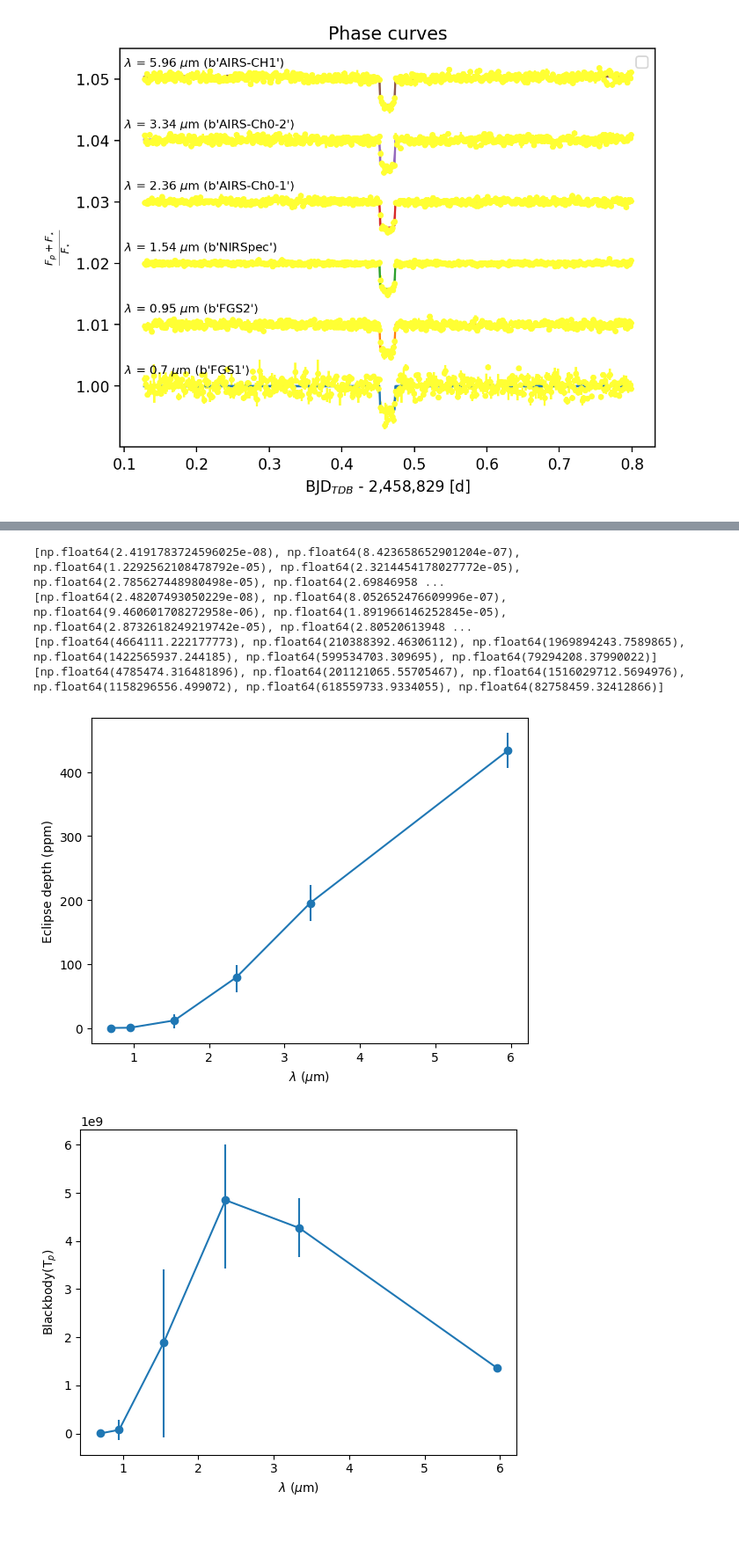
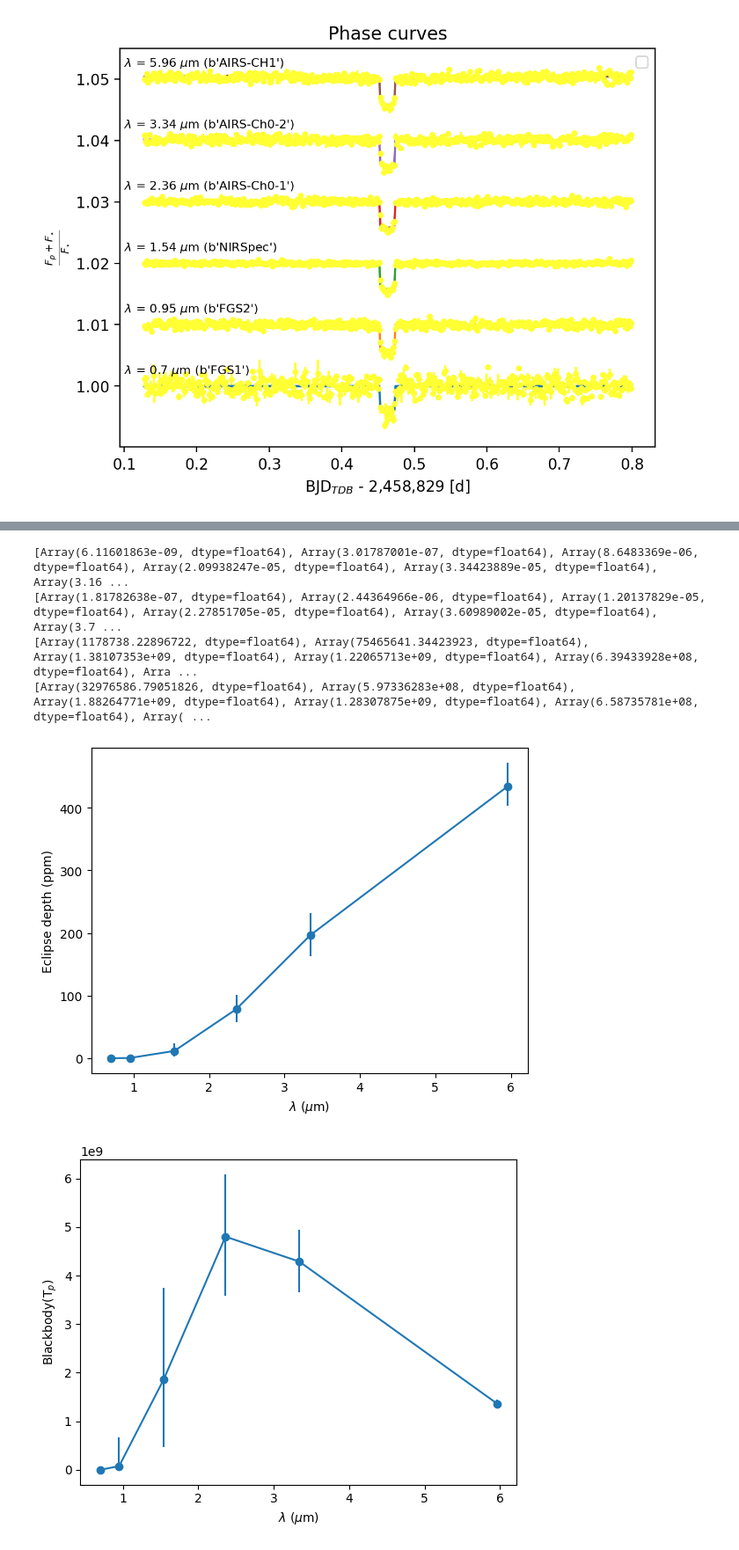
Before and after one commit to olwenrering/M2-LIU-Elsa, a Jupyter notebook: mcmc_multiwavelength.ipynb, the cells around one changed output, grey strips where cells are left out. Shown at 88% size. Drawn from its saved outputs; the diff is of its cells as text; code cells hidden in the pictures.

```diff
--- a/mcmc_multiwavelength.ipynb
+++ b/mcmc_multiwavelength.ipynb
@@ -437,7 +437,10 @@ def mcmc(binned, lamb, P, R_star, M_star, time_transit, R_planet, T_star, T_plan
         T_minus = T_percentiles[1]-T_percentiles[0]
         T_plus = T_percentiles[2]-T_percentiles[1]
         T_mcmc = T_percentiles[1]
-        T_star_mcmc = np.median(samples["T_star"])
+        T_star_percentiles = np.percentile(samples["T_star"], [16, 50, 84], axis=0)
+        T_star_minus = T_star_percentiles[1]-T_star_percentiles[0]
+        T_star_plus = T_star_percentiles[2]-T_star_percentiles[1]
+        T_star_mcmc = T_star_percentiles[1]
 
         plt.figure()
         plt.plot(time, light_curve_model(time, lamb, R_planet, T_planet, T_star, P, R_star, M_star, time_transit, uu), label='truth', zorder=3)
@@ -448,7 +451,7 @@ def mcmc(binned, lamb, P, R_star, M_star, time_transit, R_planet, T_star, T_plan
         plt.xlabel(r'BJD$_{TDB}$ - 2,458,829 [d]')
         plt.ylabel(r'$\frac{F_p + F_{\star}}{F_{\star}}$')
         plt.show()
-        return {"R" : (r_minus, r_plus, R_mcmc), "T_planet" : (T_minus, T_plus, T_mcmc)}
+        return {"R" : (r_minus, r_plus, R_mcmc), "T_planet" : (T_minus, T_plus, T_mcmc), "T_star" : (T_star_minus, T_star_plus, T_star_mcmc)}
 # %%
 radii = []
 radii_plus = []
@@ -537,45 +547,60 @@ planet_fluxes_minus = []
 star_fluxes = []
 eclipse_depths = []
 eclipse_depths_plus = []
 eclipse_depths_minus = []
 
 def dB_dT(lam, T):
     x = h*c/(lam*kB*T)
     return (2*h*c**2/lam**5) * (x*np.exp(x)) / (T*(np.exp(x)-1)**2)
 
 for i in range(len(wvl)):
-    planet_fluxes.append(planck(list(wvl)[i]*1e-6, Temps[i]))
-    planet_fluxes_minus.append(dB_dT(list(wvl)[i]*1e-6, Temps[i])*Temps_minus[i])
-    planet_fluxes_plus.append(dB_dT(list(wvl)[i]*1e-6, Temps[i])*Temps_plus[i])
+    T50 = Temps[i]
+    T16 = Temps[i] - Temps_minus[i]
+    T84 = Temps[i] + Temps_plus[i]
+    B50 = planck(list(wvl)[i]*1e-6, T50)
+    B16 = planck(list(wvl)[i]*1e-6, T16)
+    B84 = planck(list(wvl)[i]*1e-6, T84)
+    R50 = radii[i]
+    R16 = radii[i] - radii_minus[i]
+    R84 = radii[i] + radii_plus[i]
+    planet_fluxes.append(B50)
+    """planet_fluxes_minus.append(dB_dT(list(wvl)[i]*1e-6, Temps[i])*Temps_minus[i])
+    planet_fluxes_plus.append(dB_dT(list(wvl)[i]*1e-6, Temps[i])*Temps_plus[i])"""
+    planet_fluxes_minus.append(B50 - B16)
+    planet_fluxes_plus.append(B84 - B50)
     star_fluxes.append(planck(list(wvl)[i]*1e-6, T_star))
-for i in range(len(wvl)):
-    eclipse_depths.append((planet_fluxes[i]/star_fluxes[i])*(radii[i]/R_star)**2)
-    cst = 1/(star_fluxes[i]*R_star**2)
-    eclipse_depths_minus.append(np.sqrt((cst*(radii[i]**2)*planet_fluxes_minus[i])**2 + (2*cst*planet_fluxes[i]*radii[i]*radii_minus[i])**2))
-    eclipse_depths_plus.append(np.sqrt((cst*(radii[i]**2)*planet_fluxes_plus[i])**2 + (2*cst*planet_fluxes[i]*radii[i]*radii_plus[i])**2))
+    depth50 = (B50/star_fluxes[i])*(R50/R_star)**2
+    depth16 = (B16/star_fluxes[i])*(R16/R_star)**2
+    depth84 = (B84/star_fluxes[i])*(R84/R_star)**2
+    eclipse_depths.append(depth50)
+    #cst = 1/(star_fluxes[i]*R_star**2)
+    """eclipse_depths_minus.append(np.sqrt((cst*(radii[i]**2)*planet_fluxes_minus[i])**2 + (2*cst*planet_fluxes[i]*radii[i]*radii_minus[i])**2))
+    eclipse_depths_plus.append(np.sqrt((cst*(radii[i]**2)*planet_fluxes_plus[i])**2 + (2*cst*planet_fluxes[i]*radii[i]*radii_plus[i])**2))"""
+    eclipse_depths_minus.append(depth50 - depth16)
+    eclipse_depths_plus.append(depth84 - depth50)
 
 print(eclipse_depths_minus)
 print(eclipse_depths_plus)
 print(planet_fluxes_minus)
 print(planet_fluxes_plus)
 depth_yerr = np.vstack((eclipse_depths_minus, eclipse_depths_plus))
 
 plt.figure()
 plt.errorbar(wvl, np.array(eclipse_depths)*1e6, np.array(depth_yerr)*1e6, fmt='-o')
 plt.xlabel(r'$\lambda$ ($\mu$m)')
 plt.ylabel(r'Eclipse depth (ppm)')
 plt.show()
 
 plt.figure()
 plt.errorbar(wvl, np.array(planet_fluxes), np.vstack((planet_fluxes_minus, planet_fluxes_plus)), fmt='-o')
 plt.xlabel(r'$\lambda$ ($\mu$m)')
 plt.ylabel(r'Blackbody(T$_p$)')
 plt.show()
 # %% [output]
-[np.float64(2.4191783724596025e-08), np.float64(8.423658652901204e-07), np.float64(1.2292562108478792e-05), np.float64(2.3214454178027772e-05), np.float64(2.785627448980498e-05), np.float64(2.69846958 ...
-[np.float64(2.48207493050229e-08), np.float64(8.052652476609996e-07), np.float64(9.460601708272958e-06), np.float64(1.891966146252845e-05), np.float64(2.8732618249219742e-05), np.float64(2.80520613948 ...
-[np.float64(4664111.222177773), np.float64(210388392.46306112), np.float64(1969894243.7589865), np.float64(1422565937.244185), np.float64(599534703.309695), np.float64(79294208.37990022)]
-[np.float64(4785474.316481896), np.float64(201121065.55705467), np.float64(1516029712.5694976), np.float64(1158296556.499072), np.float64(618559733.9334055), np.float64(82758459.32412866)]
+[Array(6.11601863e-09, dtype=float64), Array(3.01787001e-07, dtype=float64), Array(8.6483369e-06, dtype=float64), Array(2.09938247e-05, dtype=float64), Array(3.34423889e-05, dtype=float64), Array(3.16 ...
+[Array(1.81782638e-07, dtype=float64), Array(2.44364966e-06, dtype=float64), Array(1.20137829e-05, dtype=float64), Array(2.27851705e-05, dtype=float64), Array(3.60989002e-05, dtype=float64), Array(3.7 ...
+[Array(1178738.22896722, dtype=float64), Array(75465641.34423923, dtype=float64), Array(1.38107353e+09, dtype=float64), Array(1.22065713e+09, dtype=float64), Array(6.39433928e+08, dtype=float64), Arra ...
+[Array(32976586.79051826, dtype=float64), Array(5.97336283e+08, dtype=float64), Array(1.88264771e+09, dtype=float64), Array(1.28307875e+09, dtype=float64), Array(6.58735781e+08, dtype=float64), Array( ...
-[figure, old version]
+[figure, new version]
-[figure, old version]
+[figure, new version]
 # %%
```
Also changed, not shown: parts of 5 cells of this notebook.
